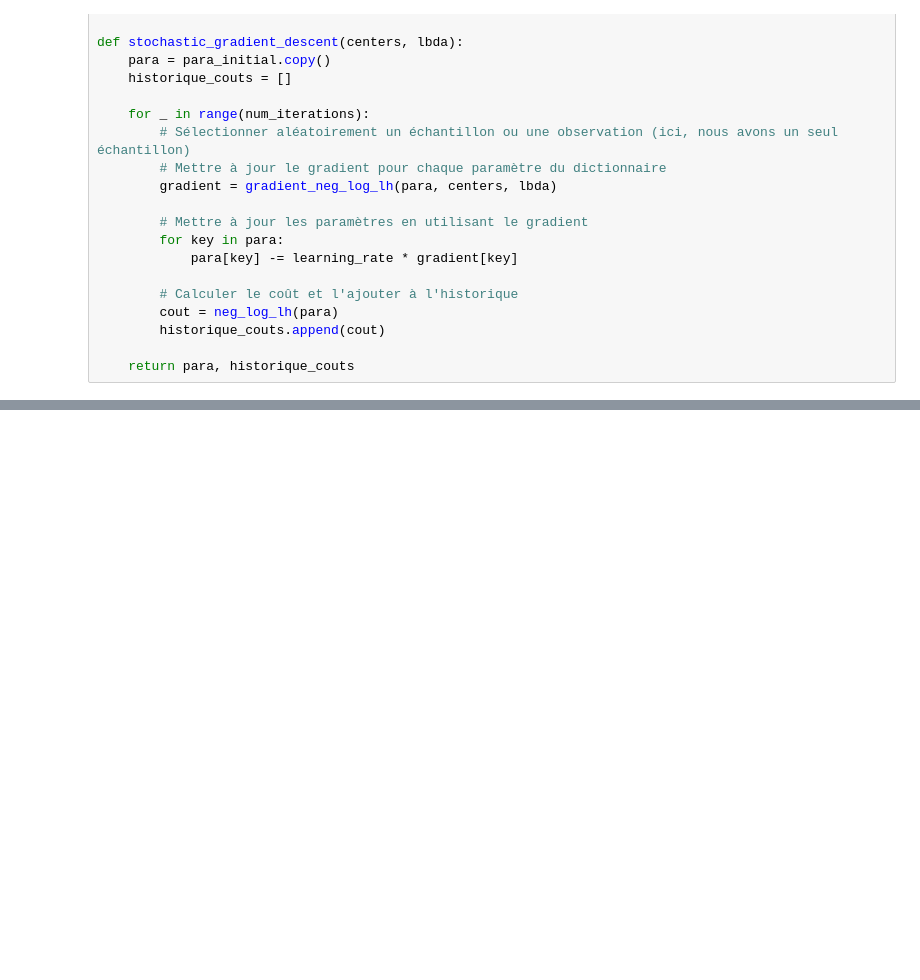
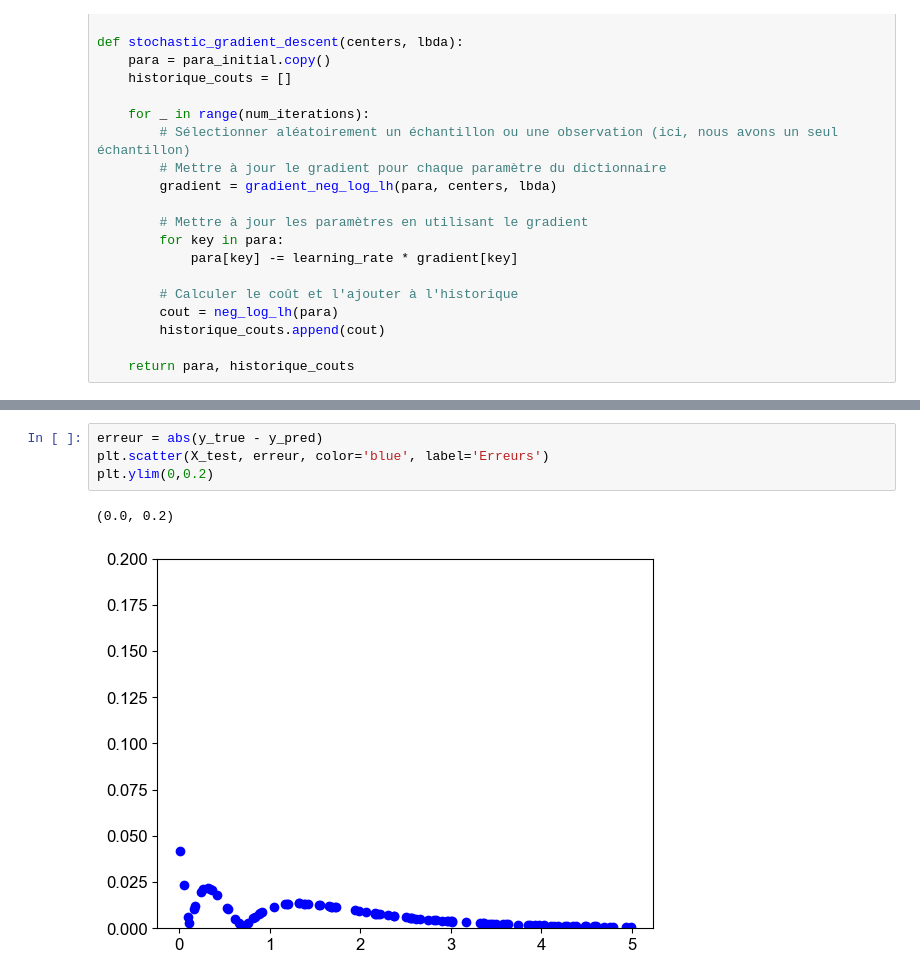
Before and after one commit to GodwinZonou/Hawkes-Processes-Estimation, a Jupyter notebook: hawkes.ipynb, the cells around one changed output, grey strips where cells are left out. Drawn from its saved outputs; the diff is of its cells as text; blank space fills up the shorter version.

```diff
--- a/hawkes.ipynb
+++ b/hawkes.ipynb
@@ -223,0 +306,7 @@ plt.show()
+# %%
+erreur = abs(y_true - y_pred)
+plt.scatter(X_test, erreur, color='blue', label='Erreurs')
+plt.ylim(0,0.2)
+# %% [output]
+(0.0, 0.2)
+[figure, added]
```
Also changed, not shown: parts of 27 cells of this notebook, 1 other file.
